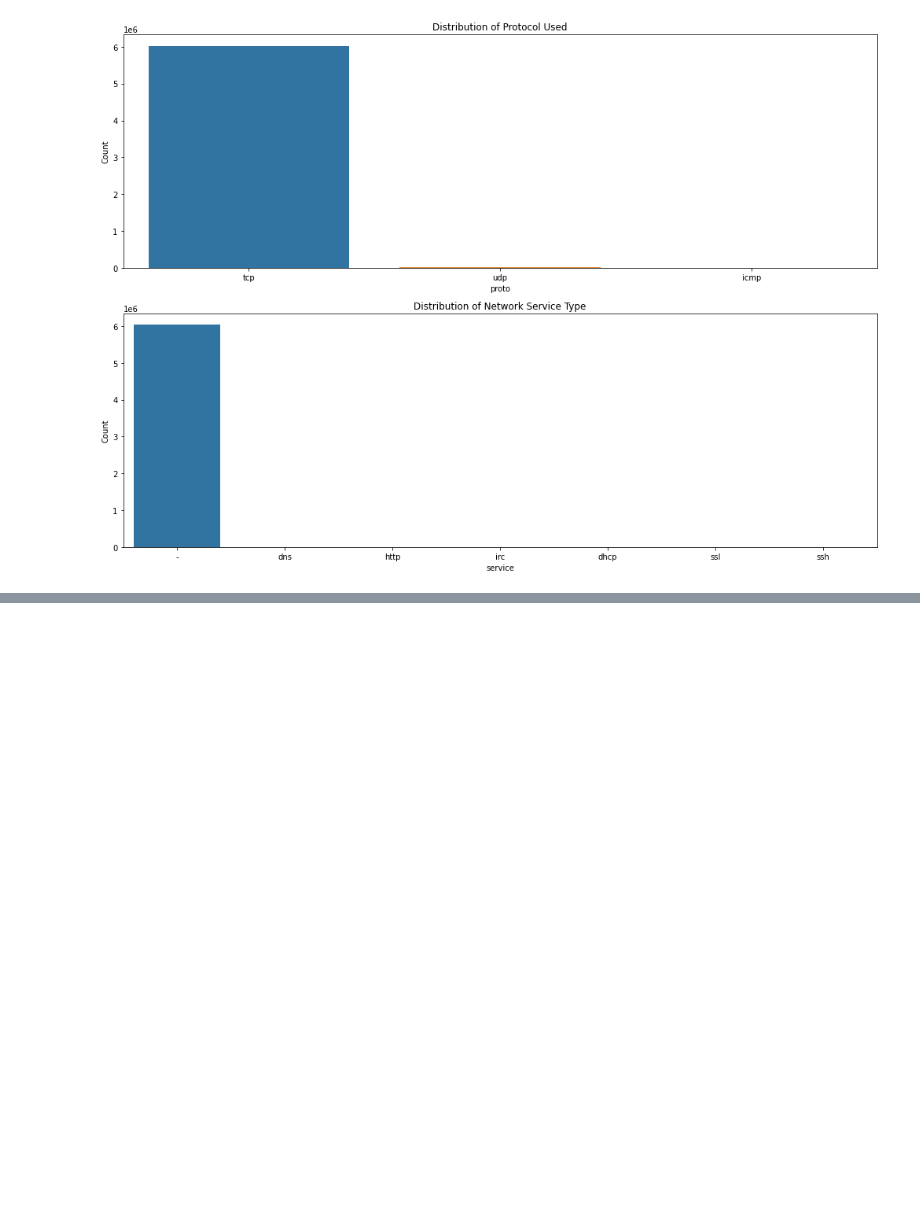
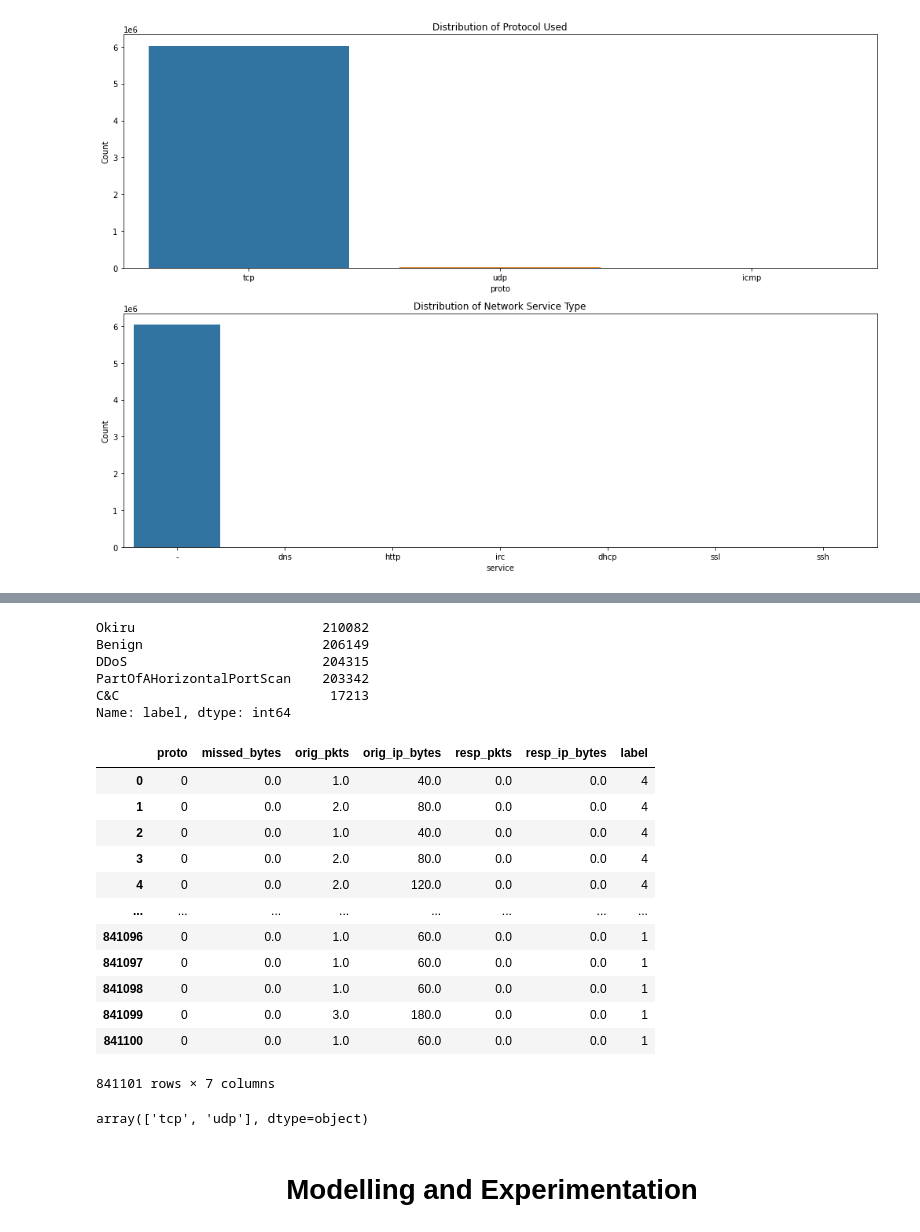
Before and after one commit to Chane2023/Malicious-Software-Prediction, a Jupyter notebook: notebooks/Malicious Software Prediction.ipynb, the cells around one changed output, grey strips where cells are left out. Cells and saved outputs as stored; diff of their text form; code cells hidden in the pictures; blank space fills up the shorter version.

Commit message:
Feature Selection and Modelling Update

```diff
--- a/notebooks/Data Exploration and EDA.ipynb
+++ b/notebooks/Malicious Software Prediction.ipynb
@@ -327,0 +415,31 @@ plt.show()
+# %%
+# Dropping the  duration, orig_bytes and resp_bytes columns as they account to more than 90% of the data across some categories
+df.drop(['resp_bytes','orig_bytes','duration'], axis = 1, inplace = True)
+# %%
+# Considering a stratified sample for  modelling
+random_state = 36
+# Portscan attack sample
+df_port = df[df['label']=='PartOfAHorizontalPortScan'].sample(frac = 0.06, random_state = random_state)
+
+# Okiru attack sample
+df_okiru = df[df['label']=='Okiru'].sample(frac = 0.16, random_state = random_state)
+
+# Benign sample
+df_benign = df[df['label']=='Benign'].sample(frac = 0.30, random_state = random_state)
+
+# DDos Sample
+df_ddos = df[df['label']=='DDoS'].sample(frac = 0.32, random_state = random_state)
+
+# Considering complete C&C category due to low sample size
+df_cc = df[df['label']=='C&C']
+# %%
+df_sample = pd.concat([df_port,df_okiru,df_benign,df_ddos,df_cc], axis =0, ignore_index=True)
+# %%
+df_sample['label'].value_counts()
+# %% [output]
+Okiru                        210082
+Benign                       206149
+DDoS                         204315
+PartOfAHorizontalPortScan    203342
+C&C                           17213
+Name: label, dtype: int64
@@ -327,0 +449,23 @@ plt.show()
+# %%
+df = df_sample.copy(deep = True)
+# %%
+df
+# %% [output]
+|  | proto | missed_bytes | orig_pkts | orig_ip_bytes | resp_pkts | resp_ip_bytes | label |
+| 0 | 0 | 0.0 | 1.0 | 40.0 | 0.0 | 0.0 | 4 |
+| 1 | 0 | 0.0 | 2.0 | 80.0 | 0.0 | 0.0 | 4 |
+| 2 | 0 | 0.0 | 1.0 | 40.0 | 0.0 | 0.0 | 4 |
+| 3 | 0 | 0.0 | 2.0 | 80.0 | 0.0 | 0.0 | 4 |
+| 4 | 0 | 0.0 | 2.0 | 120.0 | 0.0 | 0.0 | 4 |
+| ... | ... | ... | ... | ... | ... | ... | ... |
+| 841096 | 0 | 0.0 | 1.0 | 60.0 | 0.0 | 0.0 | 1 |
+| 841097 | 0 | 0.0 | 1.0 | 60.0 | 0.0 | 0.0 | 1 |
+| 841098 | 0 | 0.0 | 1.0 | 60.0 | 0.0 | 0.0 | 1 |
+| 841099 | 0 | 0.0 | 3.0 | 180.0 | 0.0 | 0.0 | 1 |
+| 841100 | 0 | 0.0 | 1.0 | 60.0 | 0.0 | 0.0 | 1 |
+841101 rows × 7 columns
+# %%
+# Encoding all the categorical columns
+df['proto'].unique()
+# %% [output]
+array(['tcp', 'udp'], dtype=object)
@@ -327,0 +489,2 @@ plt.show()
+# %% [markdown]
+<h1><center> Modelling and Experimentation </h1></center>
```
Also changed, not shown: parts of 47 cells of this notebook.
